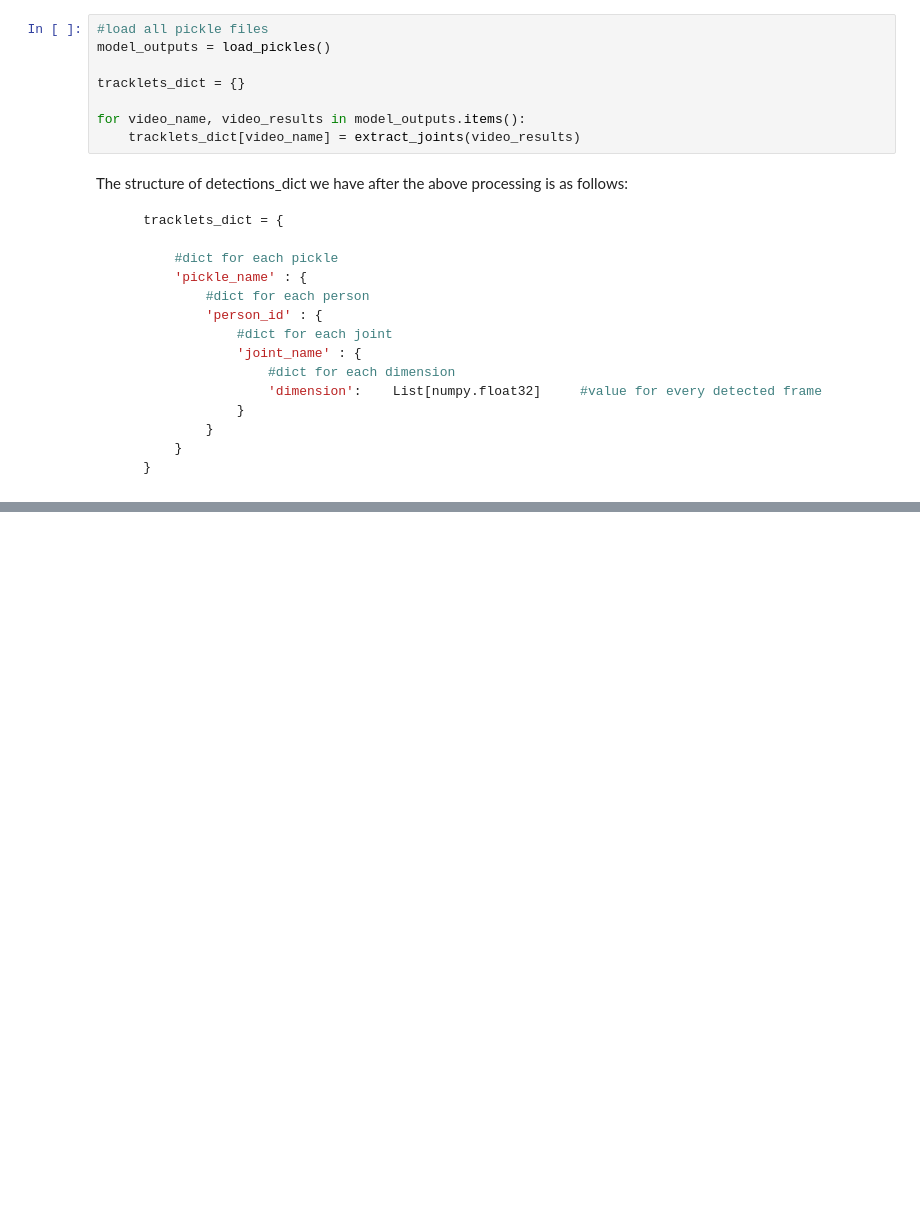
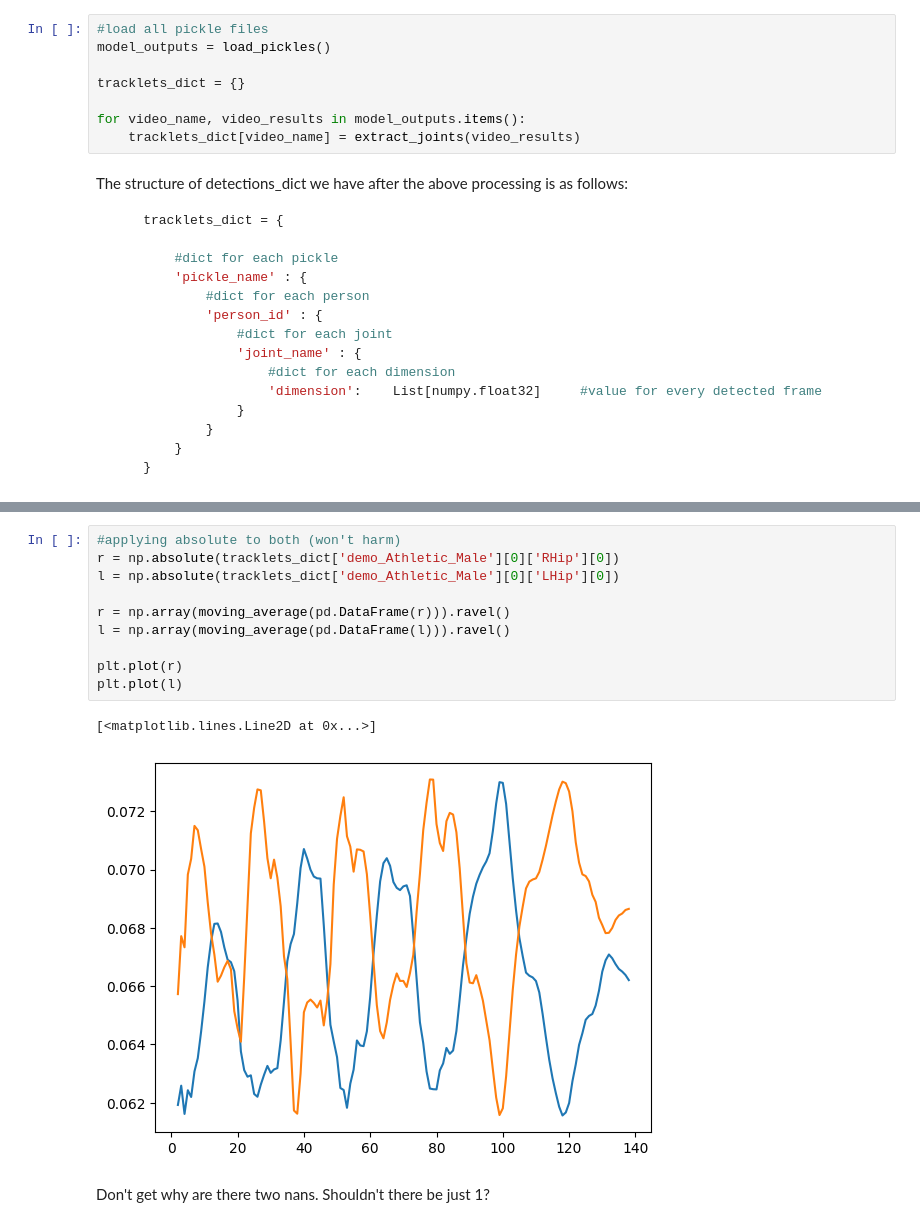
Before and after one commit to hrapek/Biomechanics, a Jupyter notebook: asymmetry_playground.ipynb, the cells around one changed output, grey strips where cells are left out. Saved outputs shown, nothing was run; the diff lists cells and outputs as text; blank space fills up the shorter version.

```diff
--- a/asymmetry_playground.ipynb
+++ b/asymmetry_playground.ipynb
@@ -213,0 +296,15 @@ plot_joints_trajectory(tracklet, person_id, joint_list, dim)
+# %%
+#applying absolute to both (won't harm)
+r = np.absolute(tracklets_dict['demo_Athletic_Male'][0]['RHip'][0])
+l = np.absolute(tracklets_dict['demo_Athletic_Male'][0]['LHip'][0])
+
+r = np.array(moving_average(pd.DataFrame(r))).ravel()
+l = np.array(moving_average(pd.DataFrame(l))).ravel()
+
+plt.plot(r)
+plt.plot(l)
+# %% [output]
+[<matplotlib.lines.Line2D at 0x...>]
+[figure, added]
+# %% [markdown]
+Don't get why are there two nans. Shouldn't there be just 1?
```
Also changed, not shown: parts of 10 cells of this notebook, 2 other files.
